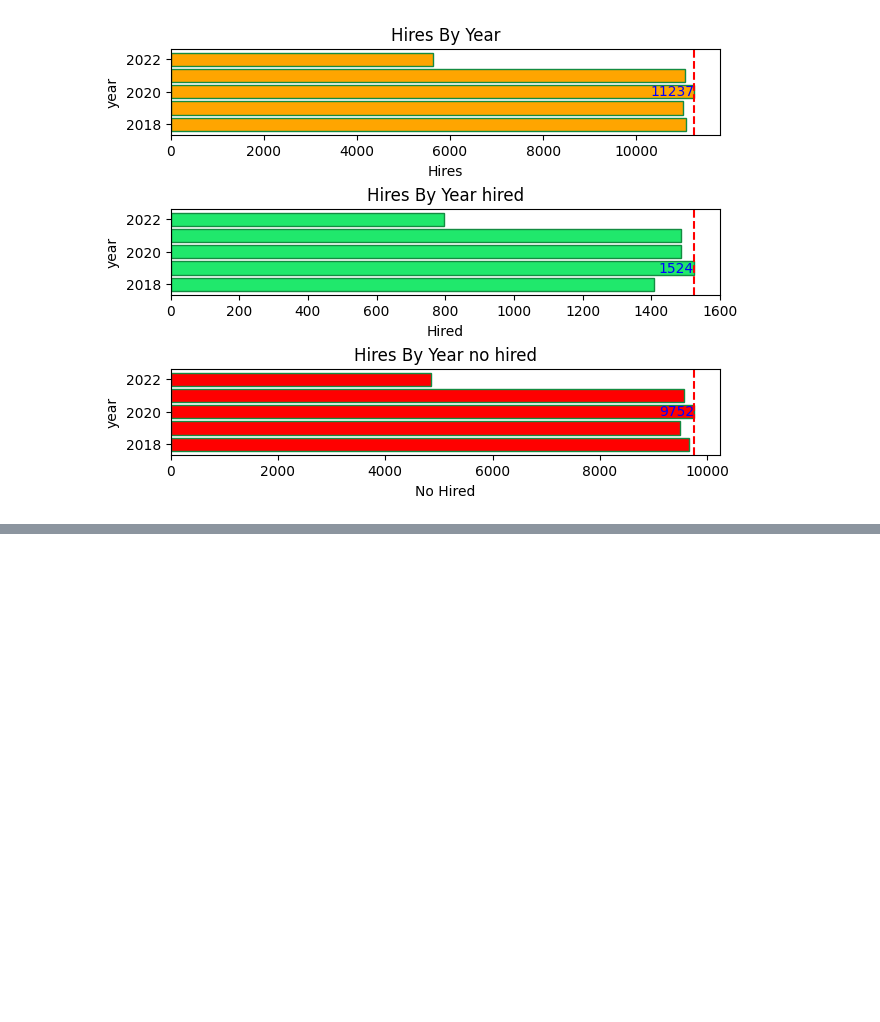
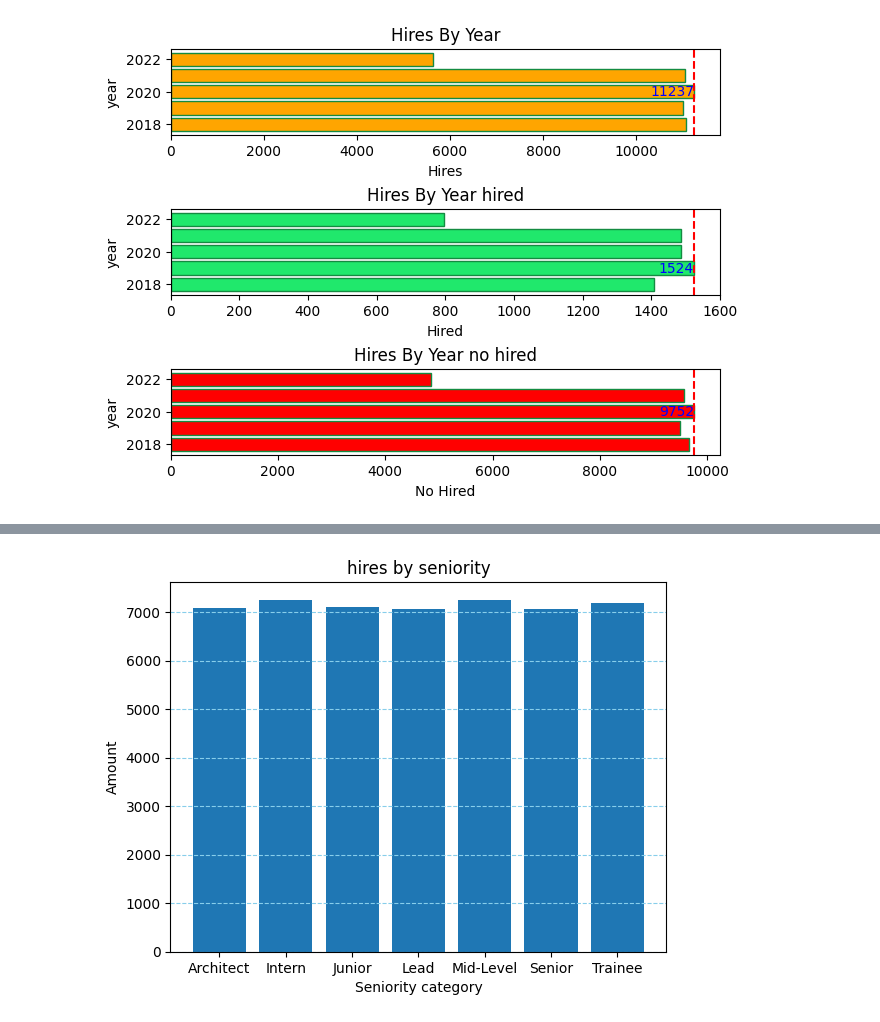
Before and after one commit to JoanMz/Workshop_one, a Jupyter notebook: Src/Notebooks/EDA.ipynb, the cells around one changed output, grey strips where cells are left out. Cells and saved outputs as stored; diff of their text form; code cells hidden in the pictures; blank space fills up the shorter version.

```diff
--- a/Src/Notebooks/EDA.ipynb
+++ b/Src/Notebooks/EDA.ipynb
@@ -348,0 +351,5 @@ plt.show()
+# %%
+hired_by_seniority = hired_dataset.groupby("Seniority").size()
+hired_by_seniority_h = is_hire.groupby("Seniority").size()
+#hired_dataset[hired_dataset.Hired == 1]
+hired_by_seniority
@@ -348,0 +366,10 @@ plt.show()
+# %%
+fig, ax = plt.subplots()
+
+ax.bar(hired_by_seniority.index, hired_by_seniority.values)
+ax.set_title("hires by seniority")
+ax.set(xlabel="Seniority category", ylabel="Amount")
+ax.grid(True, axis="y", linestyle="--", color="skyblue")
+plt.show()
+# %% [output]
+[figure, added]
```
Also changed, not shown: parts of 5 cells of this notebook.
